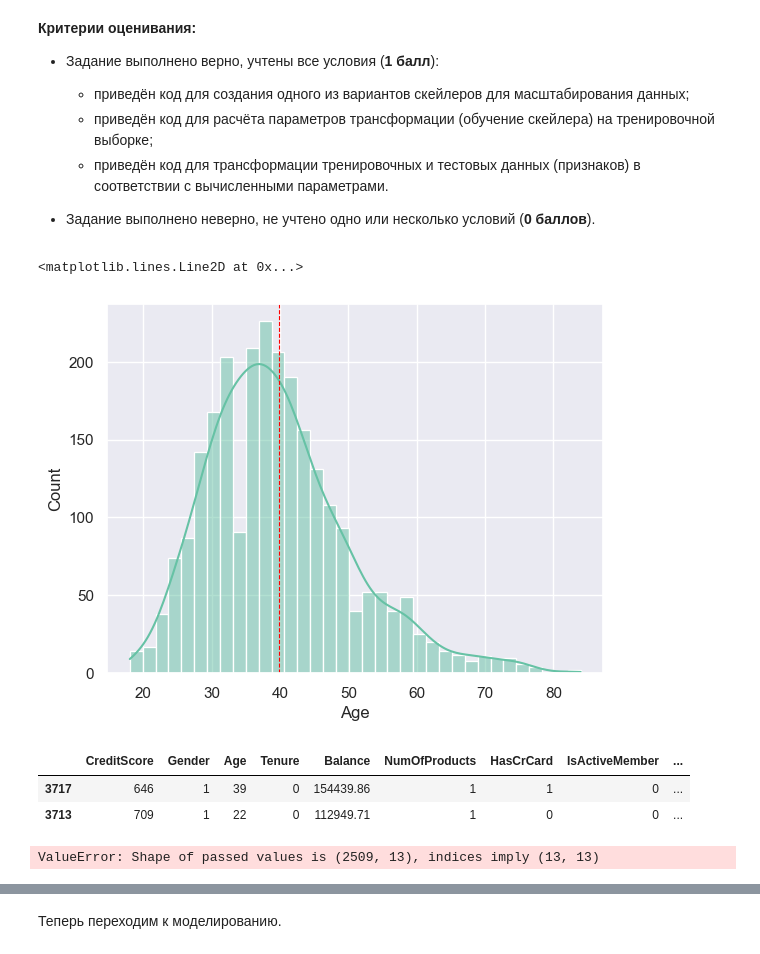
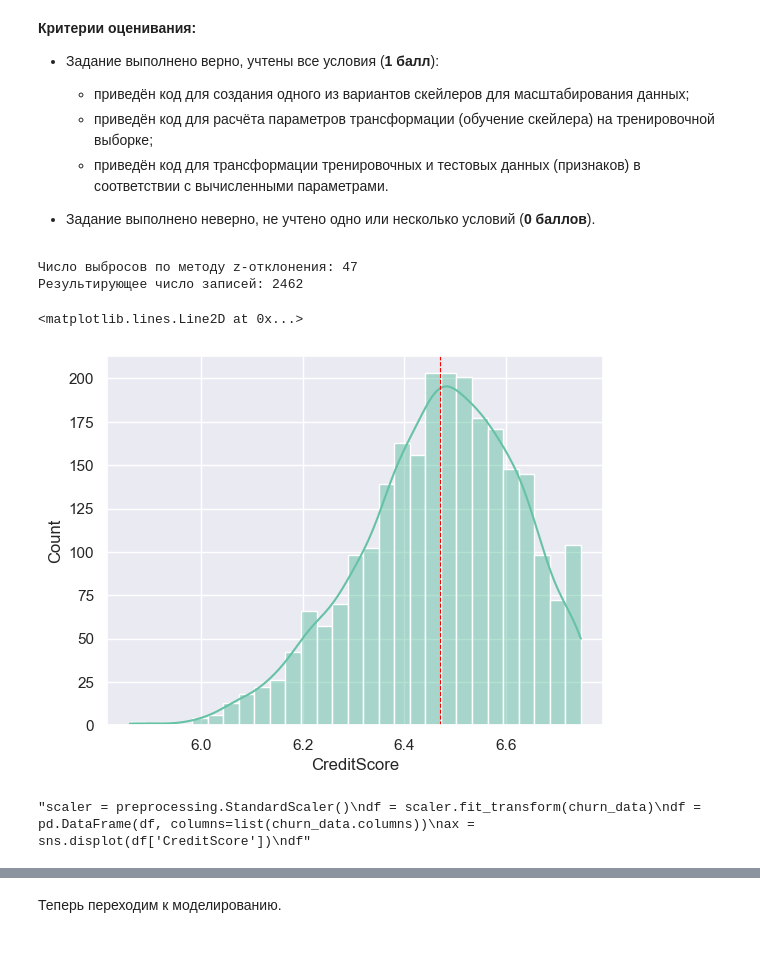
Before and after one commit to Lepnik/data_science_lnv, a Jupyter notebook: ML/ML-3/ML-3._Практика._Ноутбук-Lepnik.ipynb, the cells around one changed output, grey strips where cells are left out. Cells and saved outputs as stored; diff of their text form; code cells hidden in the pictures.

```diff
--- a/ML/ML-3/ML-3._Практика._Ноутбук-Lepnik.ipynb
+++ b/ML/ML-3/ML-3._Практика._Ноутбук-Lepnik.ipynb
@@ -353,3 +346,8 @@ Name: Loyality, dtype: float64
     * приведён код для трансформации тренировочных и тестовых данных (признаков) в соответствии с вычисленными параметрами.
 
 - Задание выполнено неверно, не учтено одно или несколько условий (**0 баллов**).
+# %%
+feat_to_log = ['CreditScore','Age', 'EstimatedSalary']
+churn_data['CreditScore'] = np.log(churn_data['CreditScore']+1)
+churn_data['Age'] = np.log(churn_data['Age']+1)
+churn_data['EstimatedSalary'] = np.log(churn_data['EstimatedSalary']+1)
@@ -356,2 +367,9 @@ Name: Loyality, dtype: float64
+# %%
+outliers, cleaned = outliers_z_score(churn_data, 'EstimatedSalary', log_scale=True)
+print(f'Число выбросов по методу z-отклонения: {outliers.shape[0]}')
+print(f'Результирующее число записей: {cleaned.shape[0]}')
+# %% [output]
+Число выбросов по методу z-отклонения: 47
+Результирующее число записей: 2462
 # %%
 churn_data['NumOfProducts'] = churn_data['NumOfProducts'].astype('int')  #изменяем тип признака
@@ -359,22 +377,23 @@ churn_data['IsActiveMember']=churn_data['IsActiveMember'].apply(lambda x:1 if x=
 churn_data['IsActiveMember'] = churn_data['IsActiveMember'].astype('int') #изменяем тип признака
 # %%
-sns.histplot(churn_data['Age'], kde=True)
-plt.axvline(churn_data['Age'].mean(), color='red', linestyle='--', linewidth=0.8)
+sns.histplot(churn_data['CreditScore'], kde=True)
+plt.axvline(churn_data['CreditScore'].mean(), color='red', linestyle='--', linewidth=0.8)
 # %% [output]
 <matplotlib.lines.Line2D at 0x...>
-[figure, old version]
+[figure, new version]
-# %%
-churn_data.sample(2)
-# %% [output]
-|  | CreditScore | Gender | Age | Tenure | Balance | NumOfProducts | HasCrCard | IsActiveMember | ... |
-| 3717 | 646 | 1 | 39 | 0 | 154439.86 | 1 | 1 | 0 | ... |
-| 3713 | 709 | 1 | 22 | 0 | 112949.71 | 1 | 0 | 0 | ... |
+# %%
+"""scaler = preprocessing.StandardScaler()
+df = scaler.fit_transform(churn_data)
+df = pd.DataFrame(df, columns=list(churn_data.columns))
+ax = sns.displot(df['CreditScore'])
+df"""
+# %% [output]
+"scaler = preprocessing.StandardScaler()\ndf = scaler.fit_transform(churn_data)\ndf = pd.DataFrame(df, columns=list(churn_data.columns))\nax = sns.displot(df['CreditScore'])\ndf"
 # %%
 # Ваш код здесь
-col_names = list(churn_data.columns)
+
 scaler = preprocessing.RobustScaler()
 df = scaler.fit_transform(churn_data)
-df = pd.DataFrame(df, col_names)
-ax = sns.displot(df['CreditScore'])
+df = pd.DataFrame(df, columns=list(churn_data.columns))
+
+#df
-# %% [output]
-ValueError: Shape of passed values is (2509, 13), indices imply (13, 13)
```
Also changed, not shown: parts of 10 cells of this notebook.
